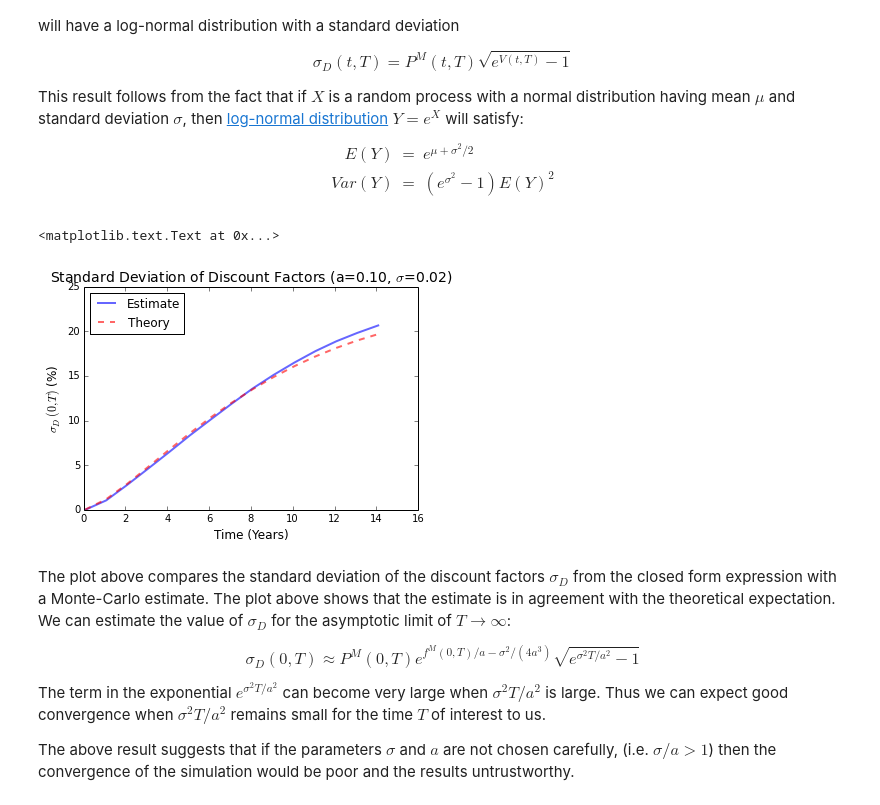
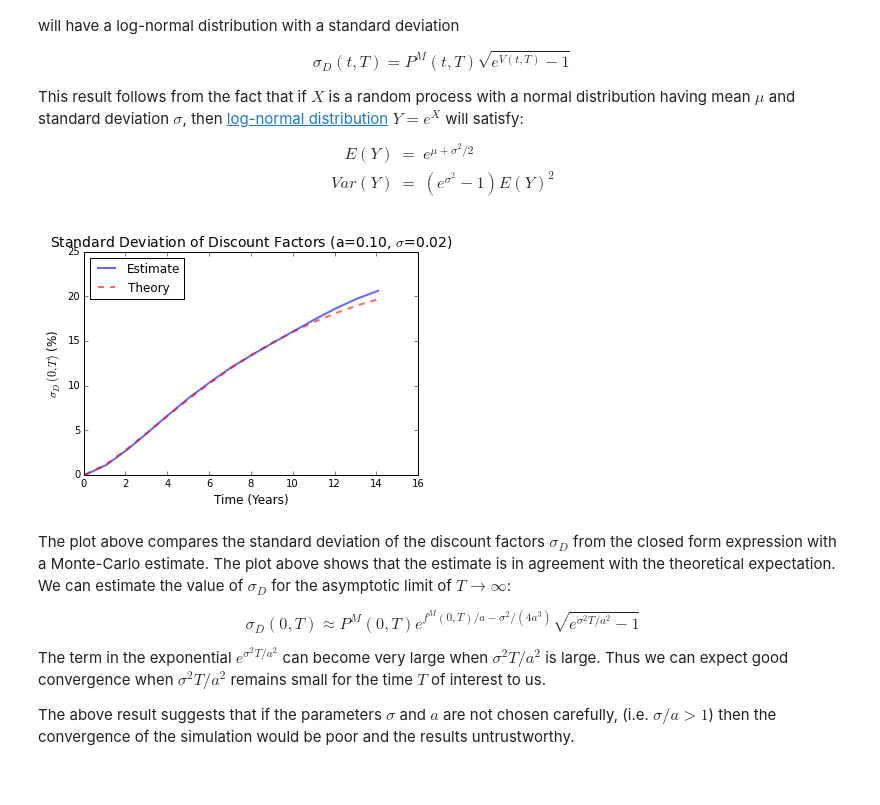
Before and after one commit to gouthambs/karuth-source, a Jupyter notebook: content/extra/notebooks/hull_white_monte_carlo_convergence.ipynb, the cells around one changed output. Drawn from its saved outputs; the diff is of its cells as text; code cells hidden in the pictures.

```diff
--- a/content/extra/notebooks/hull_white_monte_carlo_convergence.ipynb
+++ b/content/extra/notebooks/hull_white_monte_carlo_convergence.ipynb
@@ -46,11 +45,13 @@ def get_path_generator(timestep, hw_process, length,
     if low_discrepancy:
         usg = ql.UniformLowDiscrepancySequenceGenerator(timestep)
         rng = ql.GaussianLowDiscrepancySequenceGenerator(usg)
-        seq = ql.GaussianSobolPathGenerator(hw_process, length, timestep, rng,brownian_bridge)
+        seq = ql.GaussianSobolPathGenerator(
+                hw_process, length, timestep, rng,brownian_bridge)
     else:
         usg = ql.UniformRandomSequenceGenerator(timestep, ql.UniformRandomGenerator())
         rng = ql.GaussianRandomSequenceGenerator(usg)
-        seq = ql.GaussianPathGenerator(hw_process, length, timestep, rng, brownian_bridge)
+        seq = ql.GaussianPathGenerator(
+                hw_process, length, timestep, rng, brownian_bridge)
     return seq
 # %% [markdown]
 The `generate_paths` function uses the generic path generator produced by the `get_path_generator` function to return a tuple of the array of the points in the time grid and a matrix of the short rates generated.
@@ -73,8 +74,9 @@ def generate_paths_zero_price(spot_curve_handle, a, sigma, timestep, length,
                               num_paths, avg_grid_array, low_discrepancy=False,
                               brownian_bridge=True):
     """
-    This function returns a tuple (T_array, F_array), where T_array is the array of points in the time grid,
-    and F_array is the array of the average of zero prices observed from the simulation.
+    This function returns a tuple (T_array, F_array), where T_array is the array
+    of points in the time grid, and F_array is the array of the average of zero
+    prices observed from the simulation.
     """
     hw_process = ql.HullWhiteProcess(spot_curve_handle, a, sigma)
     seq = get_path_generator(
@@ -91,8 +93,9 @@ def generate_paths_discount_factors(spot_curve_handle, a, sigma, timestep, lengt
                               num_paths, avg_grid_array, low_discrepancy=False,
                               brownian_bridge=True):
     """
-    This function returns a tuple (T_array, S_matrix), where T_array is the array of points in the time grid,
-    and S_matrix is the matrix of the spot rates for each path in the different points in the time grid.
+    This function returns a tuple (T_array, S_matrix), where T_array is the array
+    of points in the time grid, and S_matrix is the matrix of the spot rates for
+    each path in the different points in the time grid.
     """
     hw_process = ql.HullWhiteProcess(spot_curve_handle, a, sigma)
     seq = get_path_generator(
@@ -104,10 +107,11 @@ def generate_paths_discount_factors(spot_curve_handle, a, sigma, timestep, lengt
         arr[i, :] =  [np.exp(-simps(paths[i][0:j], time[0:j])) for j in avg_grid_array ]
     t_array = [time[j] for j in avg_grid_array]
     return t_array, arr
+
+def V(t,T, a, sigma):
+    """ Variance of the integral of short rates, used below"""
+    return sigma*sigma/a/a*(T-t + 2.0/a*math.exp(-a*(T-t)) -
+                            1.0/(2.0*a)*math.exp(-2.0*a*(T-t)) - 3.0/(2.0*a) )
-# %%
-# <!-- collapse=True -->
-def V(t,T, a, sigma):
-    return sigma*sigma/a/a*(T-t + 2.0/a*math.exp(-a*(T-t)) - 1.0/(2.0*a)*math.exp(-2.0*a*(T-t)) - 3.0/(2.0*a) )
 # %% [markdown]
 ## Factors affecting the convergence
 
@@ -261,37 +267,39 @@ num_paths = 500
 sigma = 0.02
 a = 0.1
 timestep = 180
 length = 15 # in years
 forward_rate = 0.05
 day_count = ql.Thirty360()
 avg_grid_array = np.arange(1, timestep+1, 12)
 
 # generate spot curve
 spot_curve = ql.FlatForward(
     todays_date,
     ql.QuoteHandle(ql.SimpleQuote(forward_rate)), day_count
 )
 spot_curve_handle = ql.YieldTermStructureHandle(spot_curve)
 
 term, discount_factor_matrix = generate_paths_discount_factors(
         spot_curve_handle, a, sigma, timestep, length, num_paths,
         avg_grid_array
     )
 
 vol = [np.var(discount_factor_matrix[:, i]) for i in range(len(term))]
 l1 = plt.plot(term, 100*np.sqrt(vol),"b", lw=2, alpha=0.6,label="Estimate")
-vol_theory = [100*np.sqrt(math.exp(V(0,T,a, sigma))-1.0)*spot_curve_handle.discount(T) for T in term]
+vol_theory = [100*np.sqrt(math.exp(V(0,T,a, sigma))-1.0) *
+              spot_curve_handle.discount(T) for T in term]
 l2 = plt.plot(term, vol_theory,"r--", lw=2, alpha=0.6,label="Theory")
 
 plots = l1+l2
 labels = [p.get_label() for p in plots]
 legend =plt.legend(plots,labels, loc=0)
 plt.xlabel("Time (Years)", size=12)
 plt.ylabel("$\sigma_D(0,T)$ (%)", size=12)
-plt.title("Standard Deviation of Discount Factors (a=%0.2f, $\sigma$=%0.2f)"%(a, sigma), size=14)
+plt.title("Standard Deviation of Discount Factors "
+          "(a=%0.2f, $\sigma$=%0.2f)"%(a, sigma), size=14)
+plt.show()
 # %% [output]
-<matplotlib.text.Text at 0x...>
-[figure, old version]
+[figure, new version]
 # %% [markdown]
 The plot above compares the standard deviation of the discount factors $\sigma_D$ from the closed form expression with a Monte-Carlo estimate. The plot above shows that the estimate is in agreement with the theoretical expectation. We can estimate the value of $\sigma_D$ for the asymptotic limit of $T\rightarrow\infty$:
 
```
Also changed, not shown: parts of 4 cells of this notebook, 2 other files.
